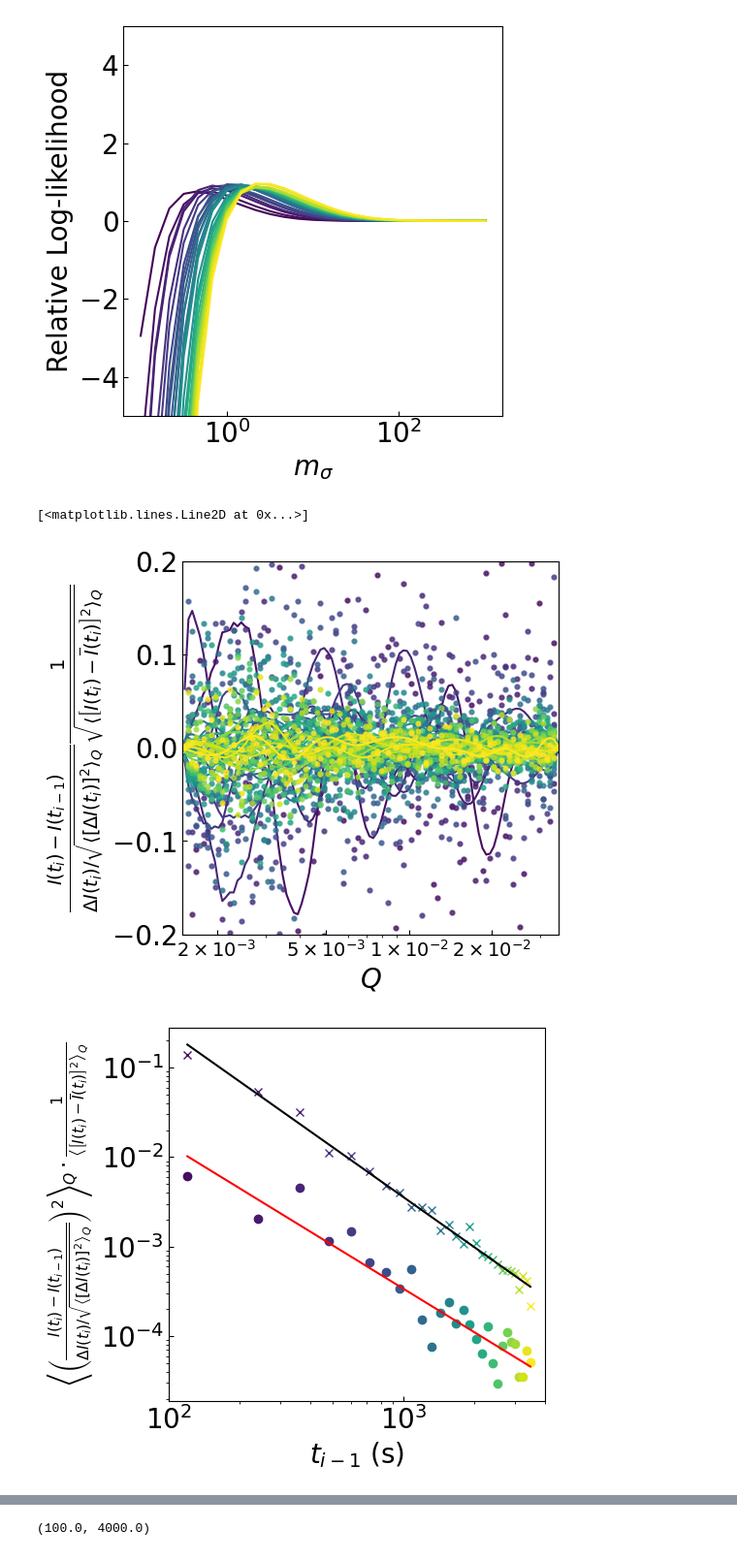
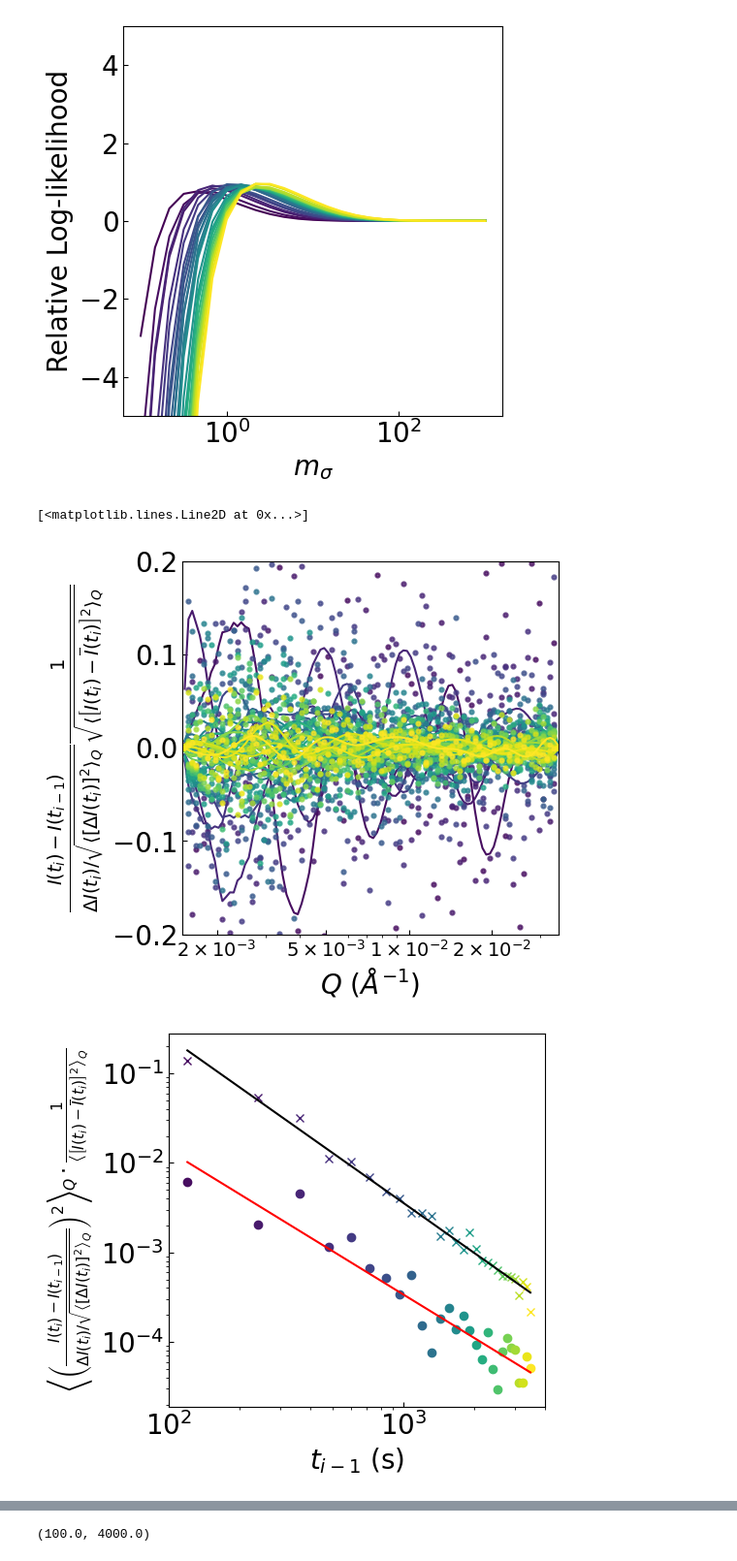
Before and after one commit to ch-tung/MLSR, a Jupyter notebook: test_end_measure.ipynb, the cells around one changed output, grey strips where cells are left out. Shown at 97% size. Drawn from its saved outputs; the diff is of its cells as text; code cells hidden in the pictures.

```diff
--- a/test_end_measure.ipynb
+++ b/test_end_measure.ipynb
@@ -427,7 +427,7 @@ for i_t, time in enumerate(time_list):
     # ax.plot(q_s, ((I_gp-mean_I_gp)-(I_gp_prev-mean_I_gp_prev))/relative_err_Q, '-', color = colors[i_t])
     ax.plot(q_s, (I_exp-I_exp_prev)/relative_err_Q, '.', color=colors[i_t], alpha=0.75, markeredgewidth=1.5)
     ax.plot(q_s, (I_gp-I_gp_prev)/relative_err_Q, '-', color = colors[i_t])
-    ax.set_xlabel(r'$Q$', fontsize=20)
+    ax.set_xlabel(r'$Q\ (Å^{-1})$', fontsize=20)
     ax.set_ylabel(r'$\frac{I(t_i) - I(t_{i-1})}{\Delta I(t_i)/\sqrt{\langle \left[\Delta I(t_i)\right]^2 \rangle_Q}} \frac{1}{\sqrt{\langle \left[I(t_i)-\overline{I}(t_i)\right]^2 \rangle_Q}}$', fontsize=20)
     ax.set_xscale('log')
     ax.set_ylim([-0.2, 0.2])
@@ -468,7 +468,7 @@ for i_t, time in enumerate(time_list):
     ax2.set_xlim([1e2, 4e3])
 
     ax3.plot(q_s, I_gp_prev, '-', color = colors[i_t])
-    ax3.set_xlabel(r'$Q$', fontsize=20)
+    ax3.set_xlabel(r'$Q\ (Å^{-1})$', fontsize=20)
     ax3.set_ylabel(r'$I(t_i)$', fontsize=20)
     ax3.set_xscale('log')
     ax3.tick_params(direction='in', labelsize=20)
@@ -477,37 +477,37 @@ for i_t, time in enumerate(time_list):
     ylim = ax3.get_ylim()
 
     ax4.errorbar(q_data, I_exp, yerr=I_exp_err, fmt='.', color = colors[i_t])
-    ax4.set_xlabel(r'$Q$', fontsize=20)
+    ax4.set_xlabel(r'$Q\ (Å^{-1})$', fontsize=20)
     ax4.set_ylabel(r'$I(t_i)$', fontsize=20)
     ax4.set_xscale('log')
     ax4.tick_params(direction='in', labelsize=20)
     ax4.set_ylim(ylim)
     # ax4.set_yscale('log')
 
     list_mse.append(np.mean(((I_gp-I_gp_prev)/relative_err_Q)**2))
     list_mse_exp.append(np.mean(((I_exp-I_exp_prev)/relative_err_Q)**2))
 # convert the lists to numpy arrays
 list_mse = np.array(list_mse)
 list_mse_exp = np.array(list_mse_exp)
 
 
 log_time = np.log(time_list[:-1])
 log_mse = np.log(list_mse)
 log_mse_exp = np.log(list_mse_exp)
 
 # Prepare the X matrix with ones and log_time
 X = np.vstack([np.ones_like(log_time), log_time]).T
 
 # Solve for coefficients using least squares
 A, _, _, _ = np.linalg.lstsq(X, log_mse, rcond=None)
 A_exp, _, _, _ = np.linalg.lstsq(X, log_mse_exp, rcond=None)
 
 slope, intercept = A[1], A[0]
 slope_exp, intercept_exp = A_exp[1], A_exp[0]
 
 ax2.plot(time_list[:-1], np.exp(intercept + slope * log_time), color='r', alpha=1)
 ax2.plot(time_list[:-1], np.exp(intercept_exp + slope_exp * log_time), color='k', alpha=1)
 # %% [output]
 [<matplotlib.lines.Line2D at 0x...>]
-[figure, old version]
+[figure, new version]
 [figure]
```
Also changed, not shown: parts of 3 cells of this notebook.
